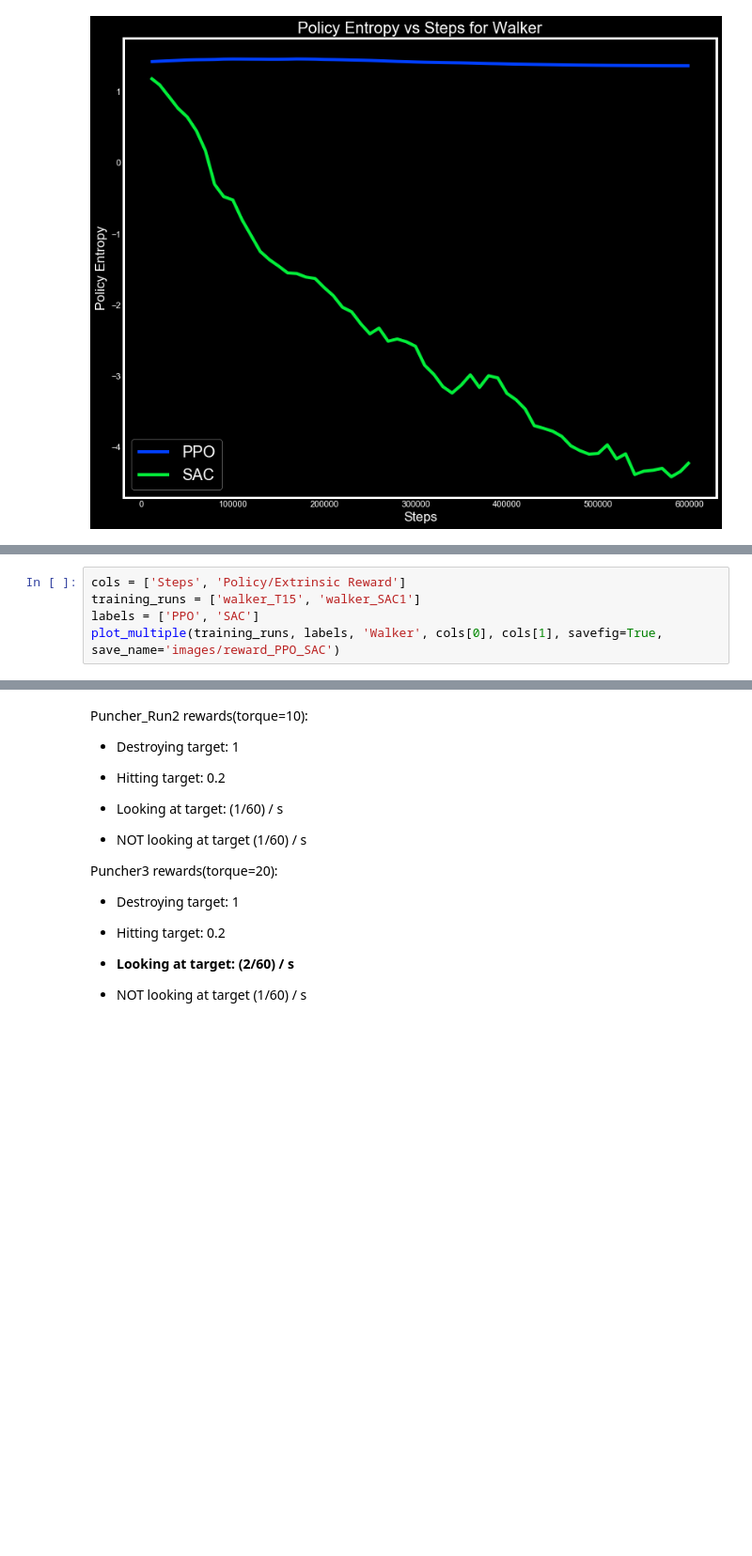
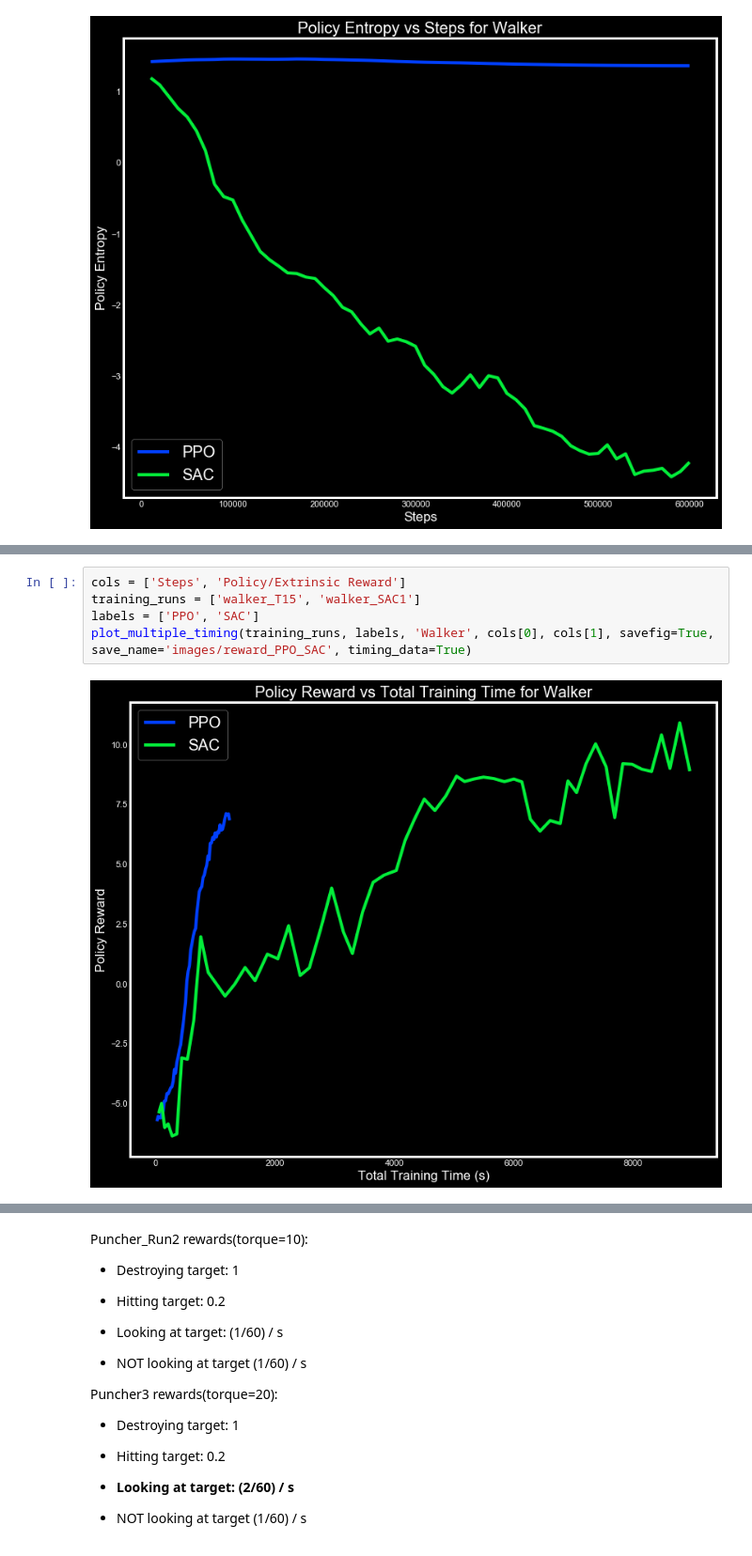
Before and after one commit to rasbot/9_to_5_Smash_It_AI, a Jupyter notebook: Data_Analysis.ipynb, the cells around one changed output, grey strips where cells are left out. Shown at 94% size. Saved outputs shown, nothing was run; the diff lists cells and outputs as text; blank space fills up the shorter version.

```diff
--- a/Data_Analysis.ipynb
+++ b/Data_Analysis.ipynb
@@ -267,5 +274,7 @@ plot_multiple(training_runs, labels, 'Walker', cols[0], cols[1], savefig=True, s
 # %%
 cols = ['Steps', 'Policy/Extrinsic Reward']
 training_runs = ['walker_T15', 'walker_SAC1']
 labels = ['PPO', 'SAC']
-plot_multiple(training_runs, labels, 'Walker', cols[0], cols[1], savefig=True, save_name='images/reward_PPO_SAC')
+plot_multiple_timing(training_runs, labels, 'Walker', cols[0], cols[1], savefig=True, save_name='images/reward_PPO_SAC', timing_data=True)
+# %% [output]
+[figure, added]
```
Also changed, not shown: parts of 4 cells of this notebook.
